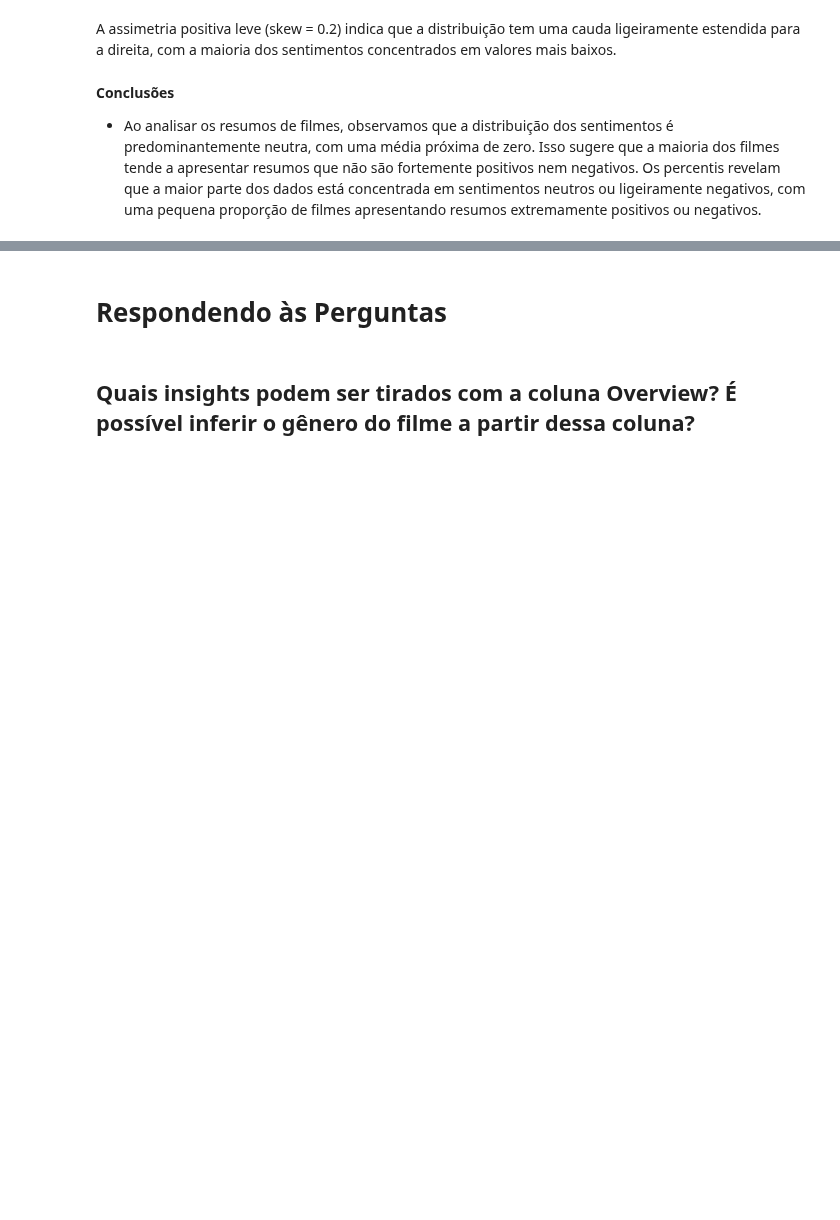
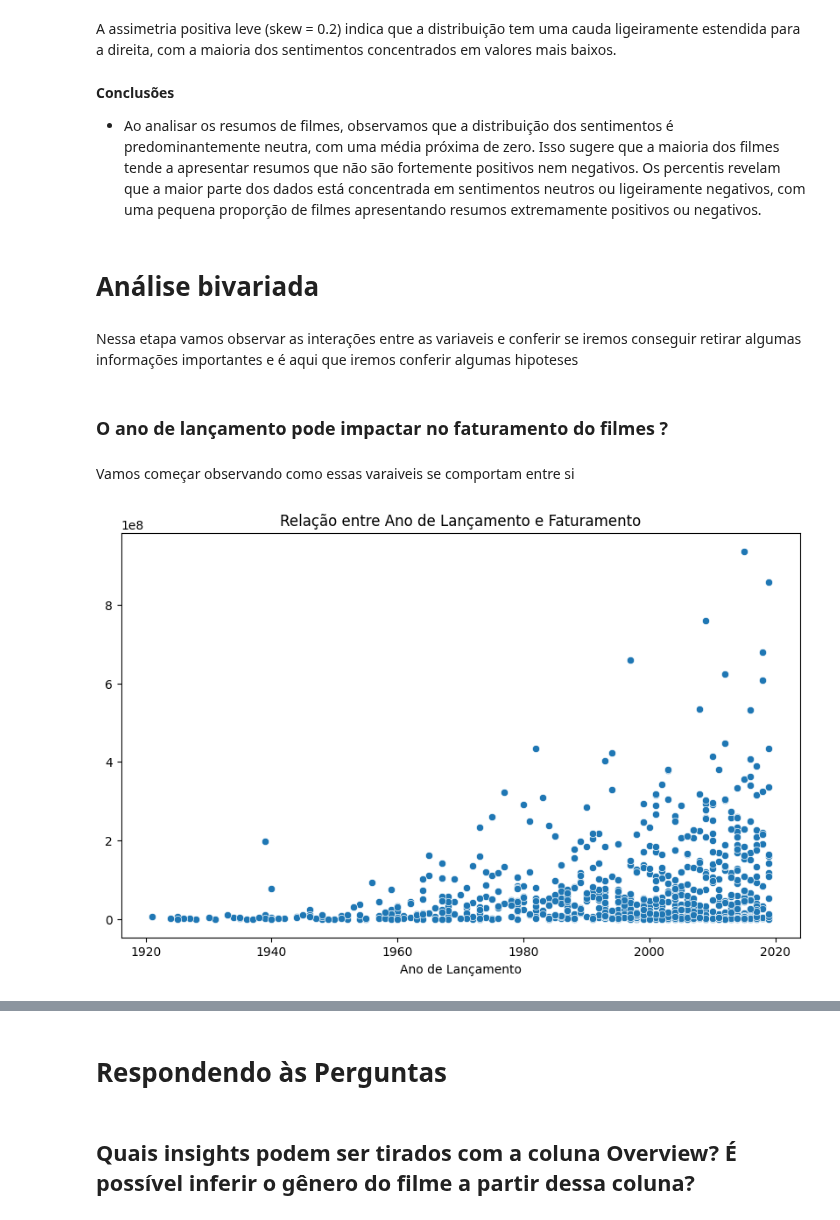
Before and after one commit to JosenildoJunior/Lh_desafio, a Jupyter notebook: Desafio_indicium.ipynb, the cells around one changed output, grey strips where cells are left out. Drawn from its saved outputs; the diff is of its cells as text; code cells hidden in the pictures; blank space fills up the shorter version.

Commit message:
feat: começando analise bivariada

```diff
--- a/Desafio_indicium.ipynb
+++ b/Desafio_indicium.ipynb
@@ -981,3 +992,21 @@ A assimetria positiva leve (skew = 0.2) indica que a distribuição tem uma caud
 **Conclusões**
 
 - Ao analisar os resumos de filmes, observamos que a distribuição dos sentimentos é predominantemente neutra, com uma média próxima de zero. Isso sugere que a maioria dos filmes tende a apresentar resumos que não são fortemente positivos nem negativos. Os percentis revelam que a maior parte dos dados está concentrada em sentimentos neutros ou ligeiramente negativos, com uma pequena proporção de filmes apresentando resumos extremamente positivos ou negativos.
+# %% [markdown]
+# **Análise bivariada**
+# %% [markdown]
+Nessa etapa vamos observar as interações entre as variaveis e conferir se iremos conseguir retirar algumas informações importantes e é aqui que iremos conferir algumas hipoteses
+# %% [markdown]
+### O ano de lançamento pode impactar no faturamento do filmes ?
+# %% [markdown]
+Vamos começar observando como essas varaiveis se comportam entre si
+# %%
+# Gráfico de dispersão
+plt.figure(figsize=(10, 6))
+sns.scatterplot(x='Released_Year', y='Gross', data=df)
+plt.title('Relação entre Ano de Lançamento e Faturamento')
+plt.xlabel('Ano de Lançamento')
+plt.ylabel('')
+plt.show()
+# %% [output]
+[figure, added]
```
Also changed, not shown: parts of 16 cells of this notebook.
